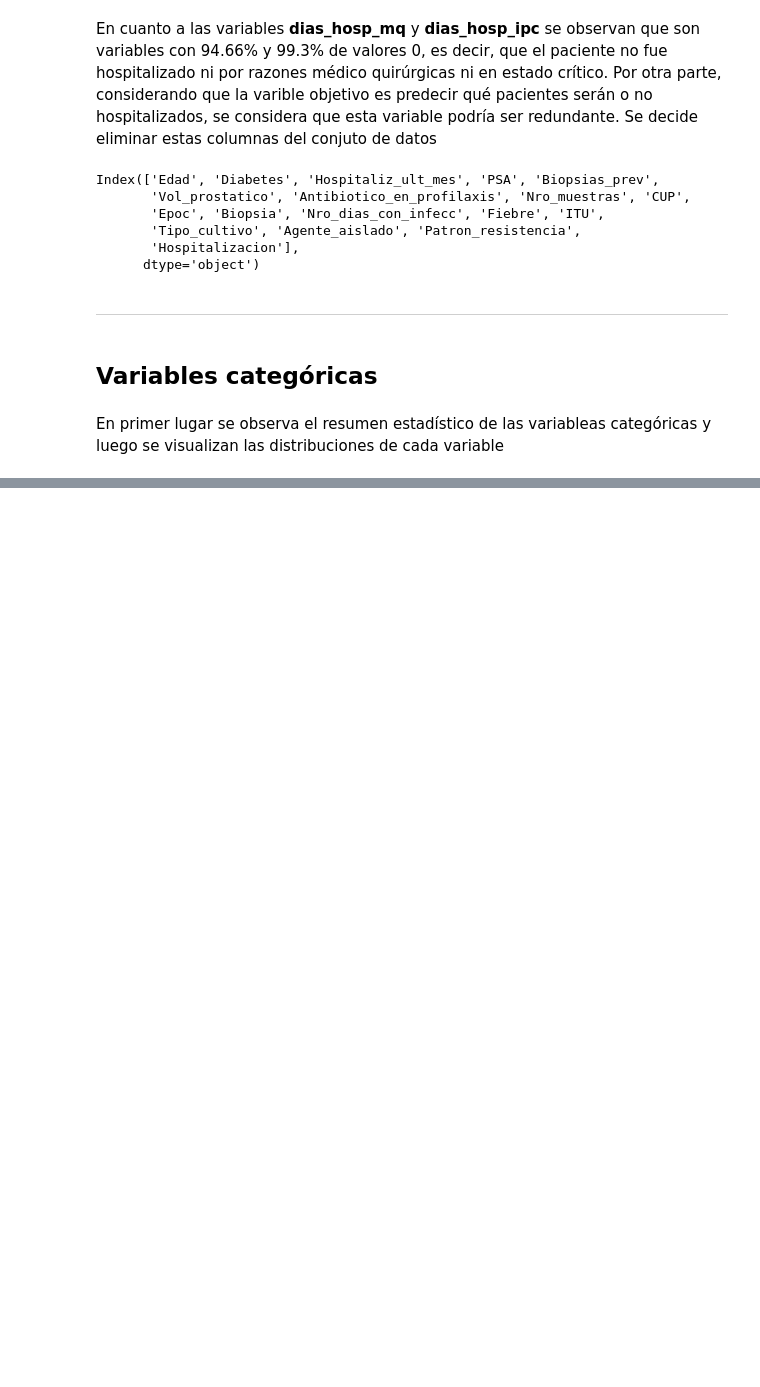
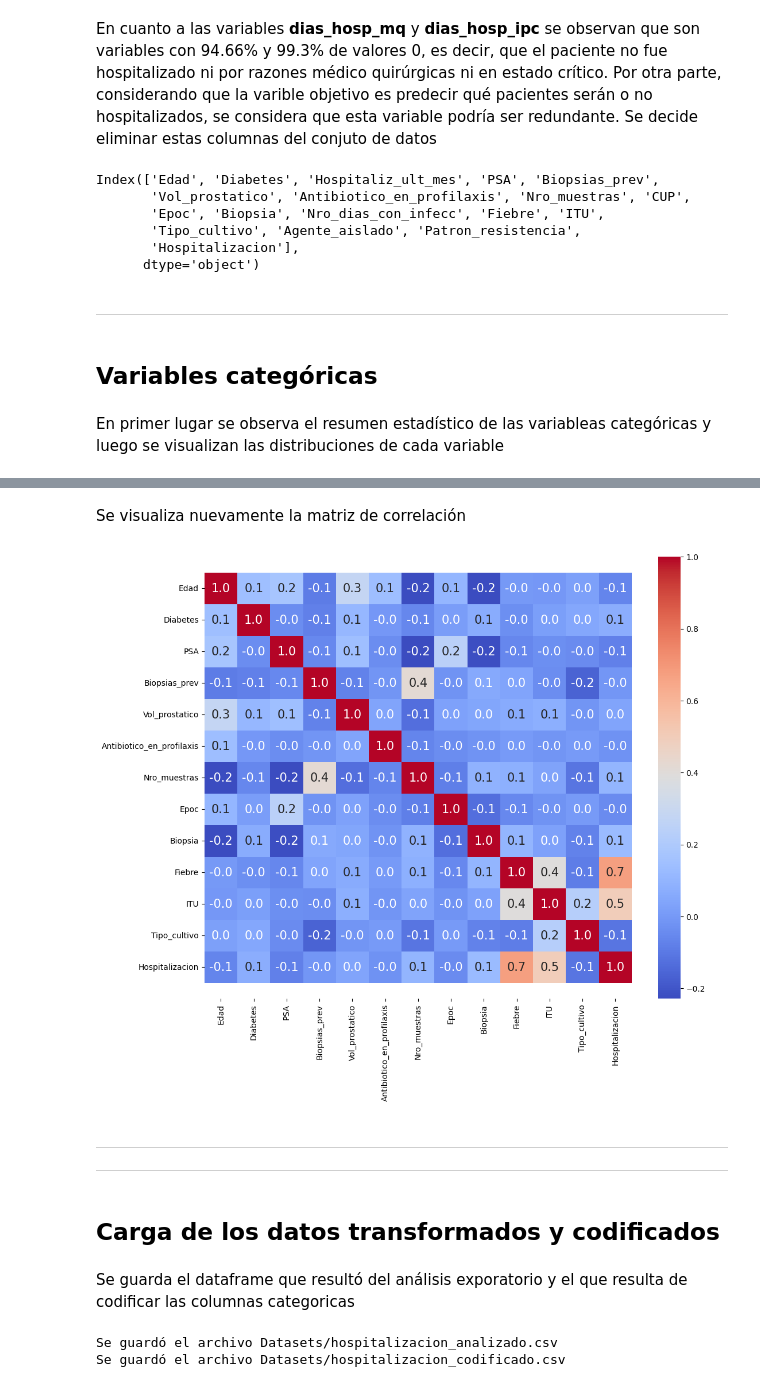
Before and after one commit to facu-corvalan/Hospitalizacion, a Jupyter notebook: EDA.ipynb, the cells around one changed output, grey strips where cells are left out. Saved outputs shown, nothing was run; the diff lists cells and outputs as text; code cells hidden in the pictures; blank space fills up the shorter version.

```diff
--- a/EDA.ipynb
+++ b/EDA.ipynb
@@ -617,0 +816,5 @@ df.describe(include='object')
+# %%
+columnas_a_eliminar = ['Nro_dias_con_infecc', 'Agente_aislado', 'Patron_resistencia']
+df = df.drop(columns=columnas_a_eliminar)
+encoded_df = encoded_df.drop(columns=columnas_a_eliminar)
+df.columns, encoded_df.columns
@@ -617,0 +830,27 @@ df.describe(include='object')
+# %% [markdown]
+Se visualiza nuevamente la matriz de correlación
+# %%
+# Calcula la correlación
+corr = encoded_df.corr()
+# Grafica la correlación
+plot_corre_heatmap(corr)
+# %% [output]
+[figure, added]
+# %% [markdown]
+-----------
+------------
+# %% [markdown]
+## Carga de los datos transformados y codificados
+# %% [markdown]
+Se guarda el dataframe que resultó del análisis exporatorio y el que resulta de codificar las columnas categoricas
+# %%
+df_analizado = 'Datasets/hospitalizacion_analizado.csv'
+df_codificado = 'Datasets/hospitalizacion_codificado.csv'
+
+df.to_csv(df_analizado, index=False, encoding='utf-8')
+print(f'Se guardó el archivo {df_analizado}')
+encoded_df.to_csv(df_codificado, index=False, encoding='utf-8')
+print(f'Se guardó el archivo {df_codificado}')
+# %% [output]
+Se guardó el archivo Datasets/hospitalizacion_analizado.csv
+Se guardó el archivo Datasets/hospitalizacion_codificado.csv
```
Also changed, not shown: parts of 22 cells of this notebook, 4 other files.
